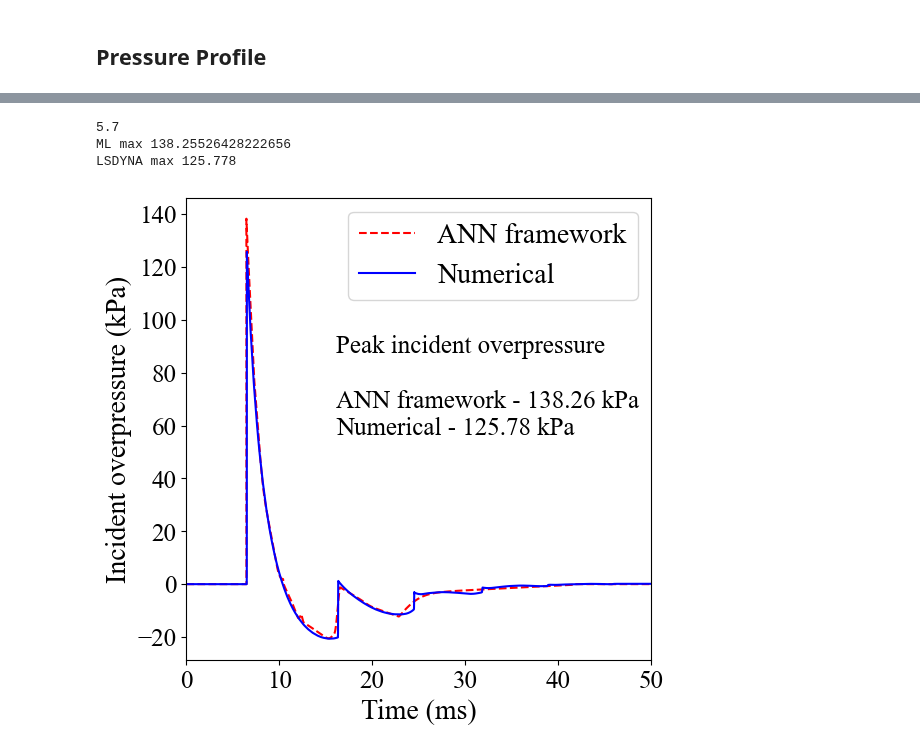
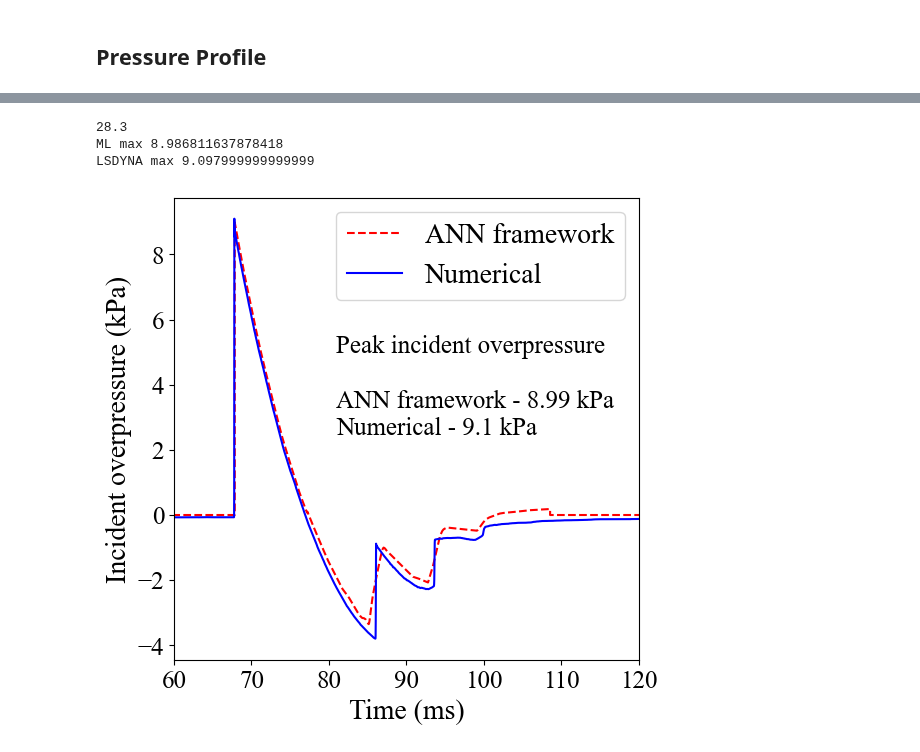
Before and after one commit to ChamodiWidanage/Pressure_history_2, a Jupyter notebook: Combined_Code_All_Sections_ANN.ipynb, the cells around one changed output, grey strips where cells are left out. Drawn from its saved outputs; the diff is of its cells as text; code cells hidden in the pictures.

```diff
--- a/Combined_Code_All_Sections_ANN.ipynb
+++ b/Combined_Code_All_Sections_ANN.ipynb
@@ -34,8 +37,8 @@ sc6 = pickle.load(open('IP_Section_6_new/Section6_new_scaler_ANN_1.pkl', 'rb'))
 ## Input details
 # %%
 charge_mass = 16.2
-standoff_distance = 5.7
-termination_time = 50
+standoff_distance = 28.3
+termination_time = 120
 interval = 0.01
 # %% [markdown]
 ## Pressure Profile
@@ -60,30 +63,36 @@ def p_fluctuation(standoff_distance, d_set):
     if 1.5 <= standoff_distance <= 3:
         d_set[:,0:3] = sc1.transform(d_set[:,0:3])
         p_f = ann1.predict(d_set)
+        section = 1
 
     elif 3 < standoff_distance <= 7:
         d_set[:,0:3] = sc2.transform(d_set[:,0:3])
         p_f = ann2.predict(d_set)
+        section = 2
 
     elif 7 < standoff_distance <= 13:
         d_set[:,0:3] = sc3.transform(d_set[:,0:3])
         p_f = ann3.predict(d_set)
+        section = 3
 
     elif 13 < standoff_distance <= 19:
         d_set[:,0:3] = sc4.transform(d_set[:,0:3])
         p_f = ann4.predict(d_set)
+        section = 4
 
     elif 19 < standoff_distance <= 25:
         d_set[:,0:3] = sc5.transform(d_set[:,0:3])
         p_f = ann5.predict(d_set)
+        section = 5
 
     elif 25 < standoff_distance <= 30:
         d_set[:,0:3] = sc6.transform(d_set[:,0:3])
         p_f = ann6.predict(d_set)
+        section = 6
 
     else:
         print ("Out of trained range")
-    return p_f
+    return p_f, section
 
 if termination_time < arrival_time:
     start = 0
@@ -126,7 +135,7 @@ m2 = np.repeat(charge_mass, len(t2)).reshape(len(t2),1)
 d2 = np.repeat(standoff_distance, len(t2)).reshape(len(t2),1)
 d_set = np.concatenate ((m2, d2, t2, ph2), axis = 1)
 
-p2 = p_fluctuation(standoff_distance, d_set)
+p2, section = p_fluctuation(standoff_distance, d_set)
 p2 = p2.reshape((-1, 1))
 values2 = np.concatenate ((t2, p2), axis = 1)
 
@@ -137,4 +146,5 @@ if 'values2' in globals():
         ml_model = np.concatenate((ml_model, values3), axis=0)
 else:
     ml_model = values1
+print (section)
 # %% [output]
@@ -146,5 +157,5 @@ end [[41.680073]] change [[10.399284]]
 # %%
-file_path = f'IP_Num&ANN_Comparison/LSDYNA/16.2kg/{standoff_distance}m.xlsx'
+file_path = f'IP_Num&ANN_Comparison/LSDYNA/{charge_mass}kg/{standoff_distance}m.xlsx'
 lsdyna = pd.read_excel(file_path)
 X2 = lsdyna['Time']
 y2 = lsdyna['Pressure']
@@ -159,31 +170,31 @@ print (standoff_distance)
 print ("ML max", max(y1))
 print ("LSDYNA max", max(y2))
 # %% [output]
-5.7
-ML max 138.25526428222656
-LSDYNA max 125.778
+28.3
+ML max 8.986811637878418
+LSDYNA max 9.097999999999999
 # %%
 X1 = ml_model[:,0]
 y1 = ml_model[:,1]
 
 plt.figure(figsize=(6,6))
 plt.rcParams["font.family"] = "Times New Roman"
 plt.plot(X1, y1, linestyle = 'dashed', color = 'red', label = 'ANN framework')
 plt.plot(X2, y2, color = 'blue',label = 'Numerical')
 plt.ylabel('Incident overpressure (kPa)',fontsize = 20)
 plt.xlabel('Time (ms)',fontsize = 20)
 plt.xticks(fontsize = 18)
 plt.yticks(fontsize = 18)
 plt.legend(fontsize = 20)
 
 # Create the annotation text
 annotation_text = (f'Peak incident overpressure\n\nANN framework - {round(max(y1), 2)} kPa\n'
                    f'Numerical - {round(max(y2), 2)} kPa')
 
 plt.annotate(annotation_text,xy=(0.4,0.5), xycoords='figure fraction', fontsize=18)
 
-plt.xlim (0,termination_time)
-plt.savefig('IP_Num&ANN_Comparison/Images2/Section2_5.7m/16.2kg.png', dpi=150, bbox_inches='tight')
+plt.xlim (60,120)#termination_time
+plt.savefig(f'IP_Num&ANN_Comparison/Images2/Section{section}/{standoff_distance}m{charge_mass}kg.png', dpi=150, bbox_inches='tight')
 plt.show()
 # %% [output]
-[figure, old version]
+[figure, new version]
```
Also changed, not shown: parts of 2 cells of this notebook, 14 other files.
